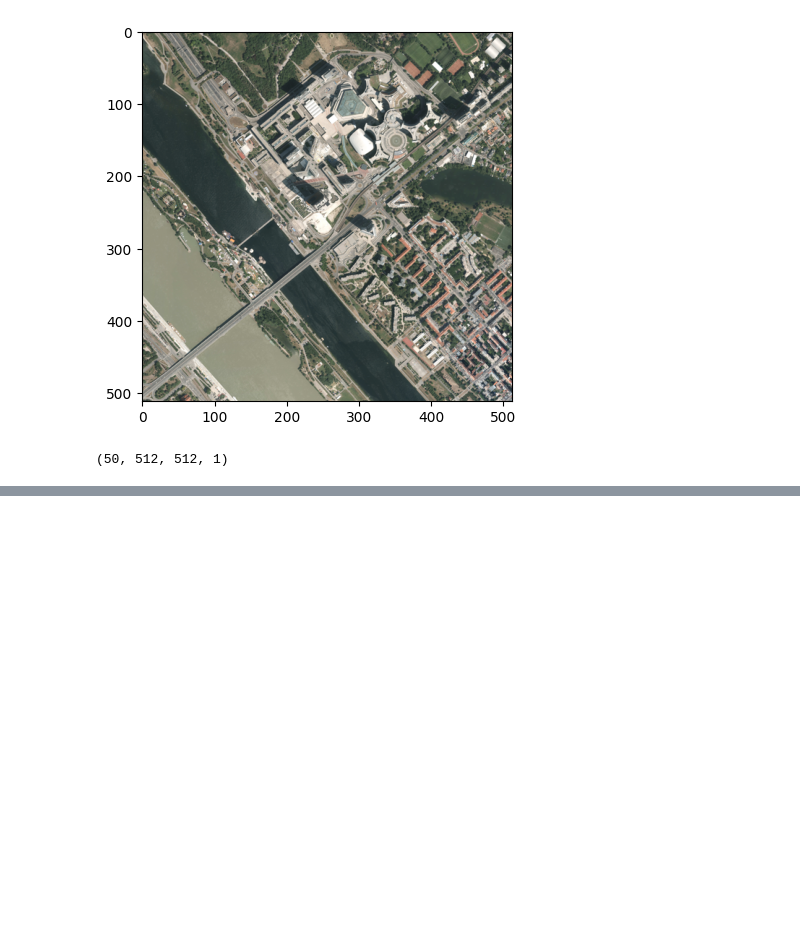
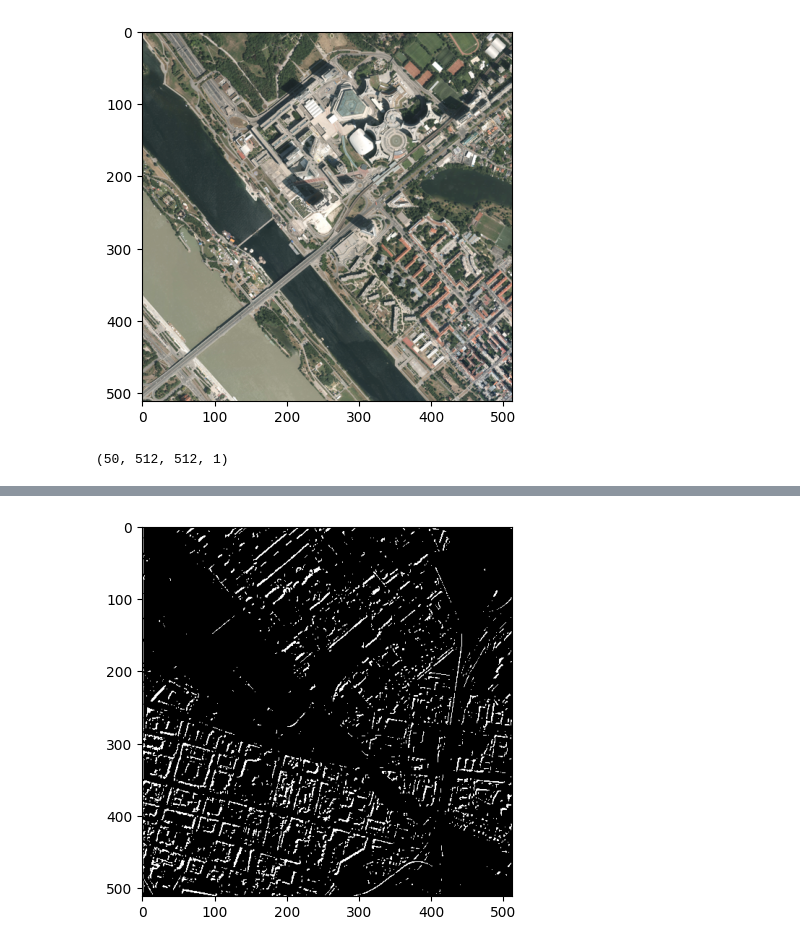
Before and after one commit to bergerbastian/inria1358, a Jupyter notebook: notebooks/bergerbastian_.ipynb, the cells around one changed output, grey strips where cells are left out. Saved outputs shown, nothing was run; the diff lists cells and outputs as text; code cells hidden in the pictures; blank space fills up the shorter version.

```diff
--- a/notebooks/bergerbastian_.ipynb
+++ b/notebooks/bergerbastian_.ipynb
@@ -119,0 +154,4 @@ y_batch.shape
+# %%
+model.compile(optimizer="adam", loss=tf.keras.losses.BinaryCrossentropy(), metrics=["accuracy"])
+
+model.fit(X_batch, y_batch, epochs=20)
@@ -119,0 +199,5 @@ y_batch.shape
+# %%
+X_new = X_batch[5]
+X_new = np.expand_dims(X_new, axis=0)
+# %%
+y_pred = model.predict(X_new)
@@ -119,0 +206,9 @@ y_batch.shape
+# %%
+threshold = 0.35
+binary_mask = (y_pred > threshold).astype(np.uint8)
+
+# Display the mask
+plt.imshow(binary_mask[0, :, :, 0], cmap='gray')
+plt.show()
+# %% [output]
+[figure, added]
```
Also changed, not shown: parts of 5 cells of this notebook.
